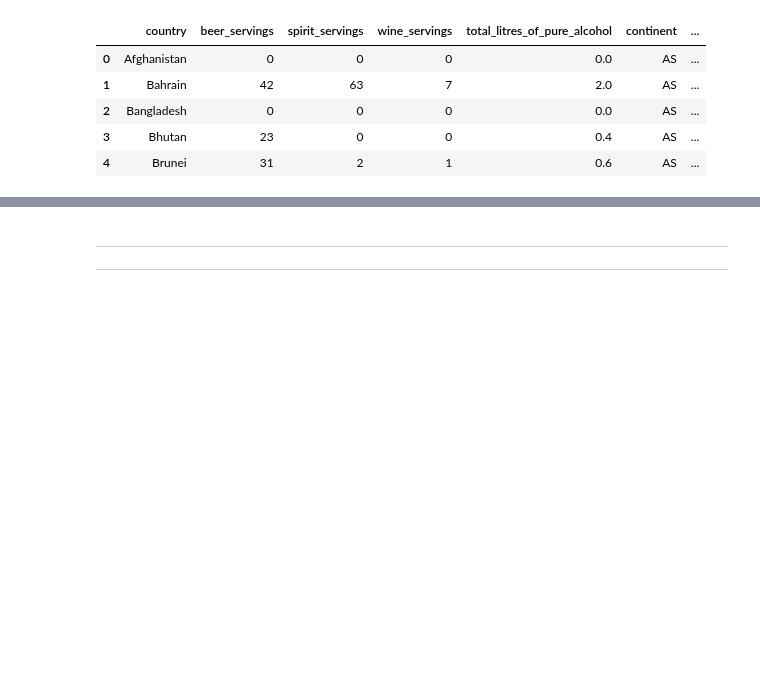
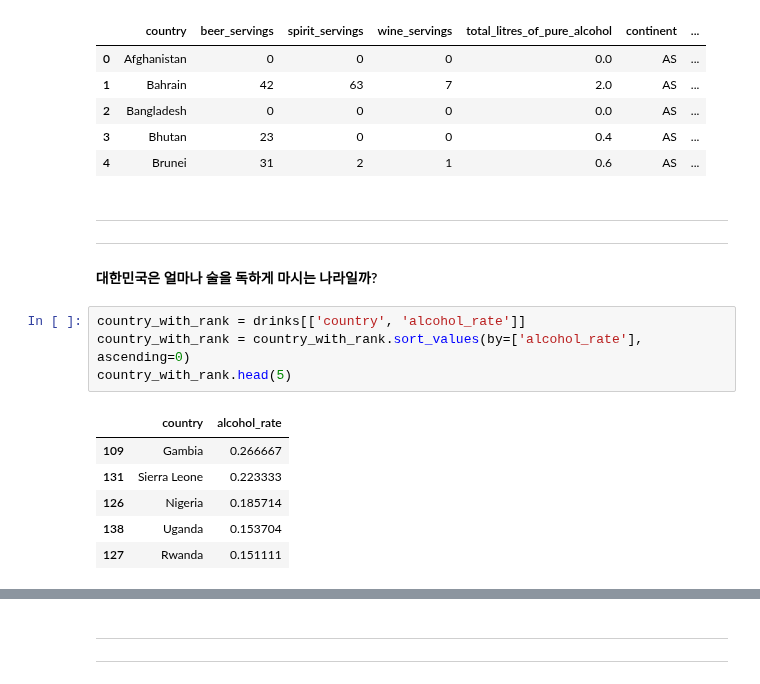
Before and after one commit to yoonkt200/python-data-analysis, a Jupyter notebook: chapter1/02-drinks-eda.ipynb, the cells around one changed output, grey strips where cells are left out. Saved outputs shown, nothing was run; the diff lists cells and outputs as text; blank space fills up the shorter version.

```diff
--- a/chapter1/02-drinks-eda.ipynb
+++ b/chapter1/02-drinks-eda.ipynb
@@ -361,3 +373,18 @@ Index(['country', 'beer_servings', 'spirit_servings', 'wine_servings',
 | 2 | Bangladesh | 0 | 0 | 0 | 0.0 | AS | ... |
 | 3 | Bhutan | 23 | 0 | 0 | 0.4 | AS | ... |
 | 4 | Brunei | 31 | 2 | 1 | 0.6 | AS | ... |
+# %% [markdown]
+-----
+-----
+#### 대한민국은 얼마나 술을 독하게 마시는 나라일까?
+# %%
+country_with_rank = drinks[['country', 'alcohol_rate']]
+country_with_rank = country_with_rank.sort_values(by=['alcohol_rate'], ascending=0)
+country_with_rank.head(5)
+# %% [output]
+|  | country | alcohol_rate |
+| 109 | Gambia | 0.266667 |
+| 131 | Sierra Leone | 0.223333 |
+| 126 | Nigeria | 0.185714 |
+| 138 | Uganda | 0.153704 |
+| 127 | Rwanda | 0.151111 |
```
Also changed, not shown: parts of 14 cells of this notebook.
